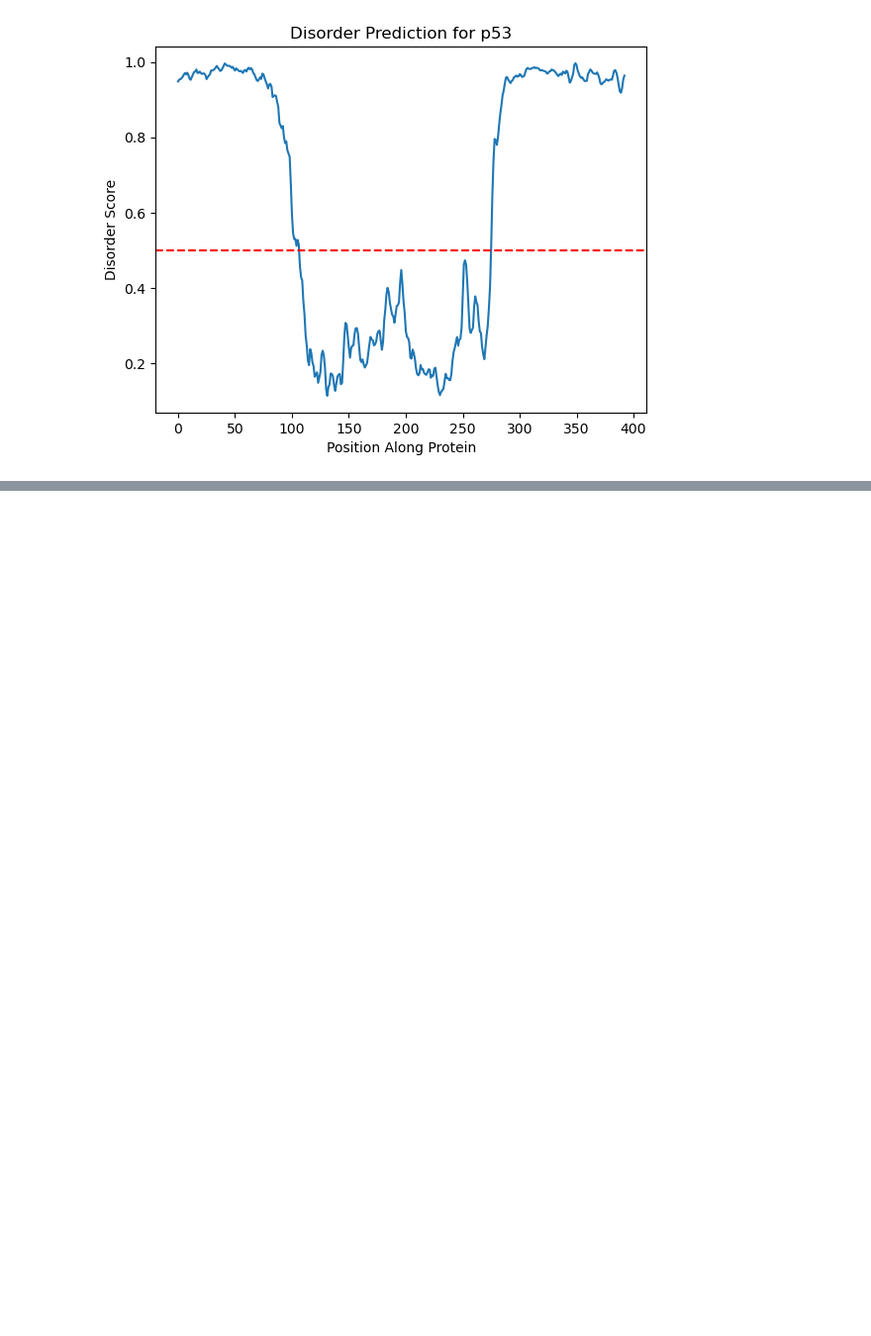
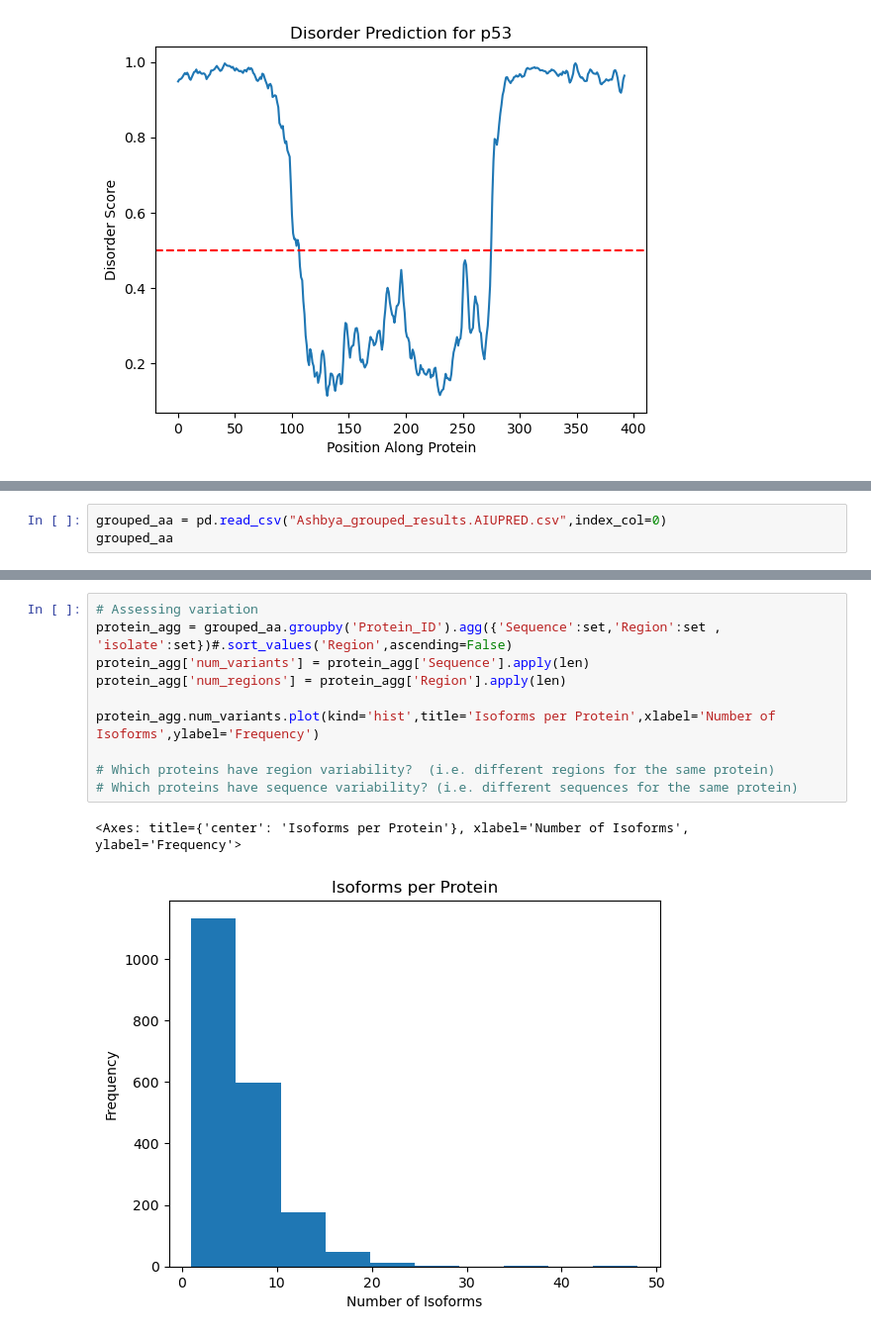
Before and after one commit to JasonMohabir/idrate-gladfelter, a Jupyter notebook: idr_brainstorm.ipynb, the cells around one changed output, grey strips where cells are left out. Shown at 99% size. Saved outputs shown, nothing was run; the diff lists cells and outputs as text; blank space fills up the shorter version.

```diff
--- a/idr_brainstorm.ipynb
+++ b/idr_brainstorm.ipynb
@@ -70,0 +110,3 @@ Name: Sequence, Length: 45380, dtype: object
+# %%
+grouped_aa = pd.read_csv("Ashbya_grouped_results.AIUPRED.csv",index_col=0)
+grouped_aa
@@ -70,0 +293,13 @@ Name: Sequence, Length: 45380, dtype: object
+# %%
+# Assessing variation
+protein_agg = grouped_aa.groupby('Protein_ID').agg({'Sequence':set,'Region':set , 'isolate':set})#.sort_values('Region',ascending=False)
+protein_agg['num_variants'] = protein_agg['Sequence'].apply(len)
+protein_agg['num_regions'] = protein_agg['Region'].apply(len)
+
+protein_agg.num_variants.plot(kind='hist',title='Isoforms per Protein',xlabel='Number of Isoforms',ylabel='Frequency')
+
+# Which proteins have region variability?  (i.e. different regions for the same protein)
+# Which proteins have sequence variability? (i.e. different sequences for the same protein)
+# %% [output]
+<Axes: title={'center': 'Isoforms per Protein'}, xlabel='Number of Isoforms', ylabel='Frequency'>
+[figure, added]
```
Also changed, not shown: parts of 37 cells of this notebook.
